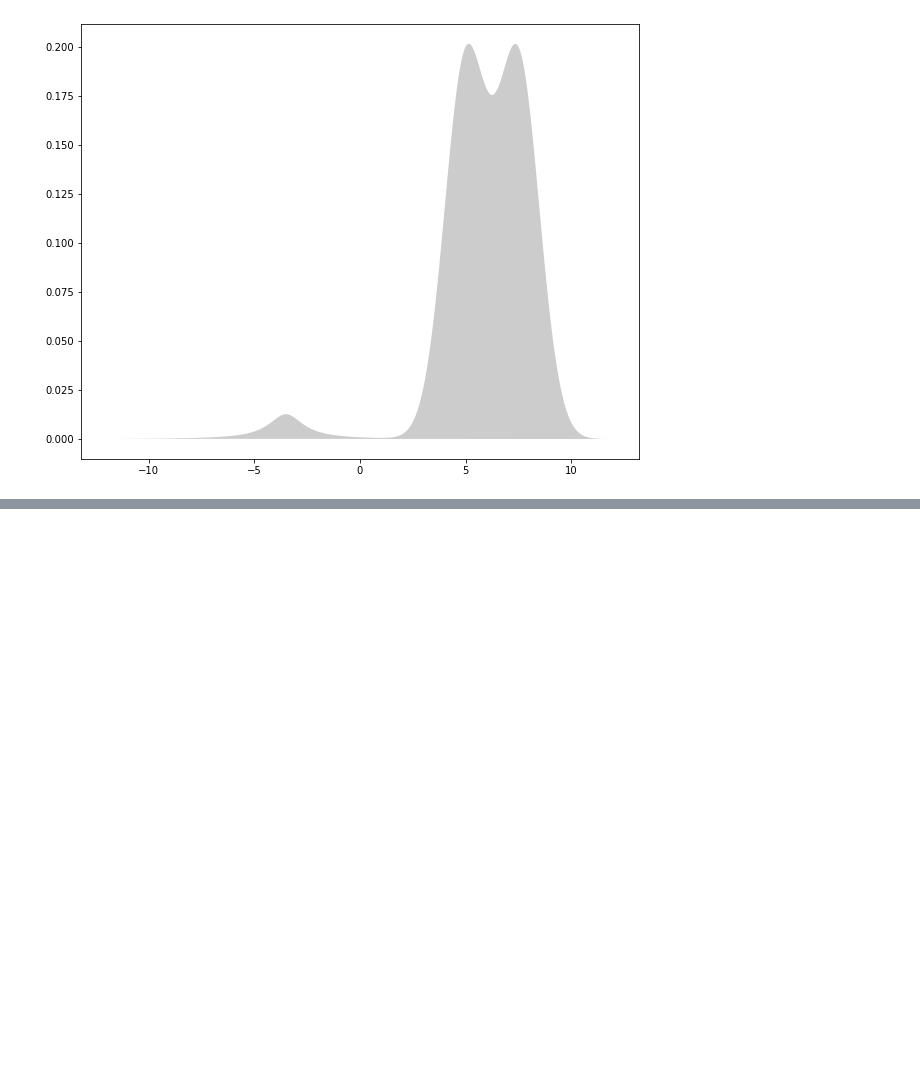
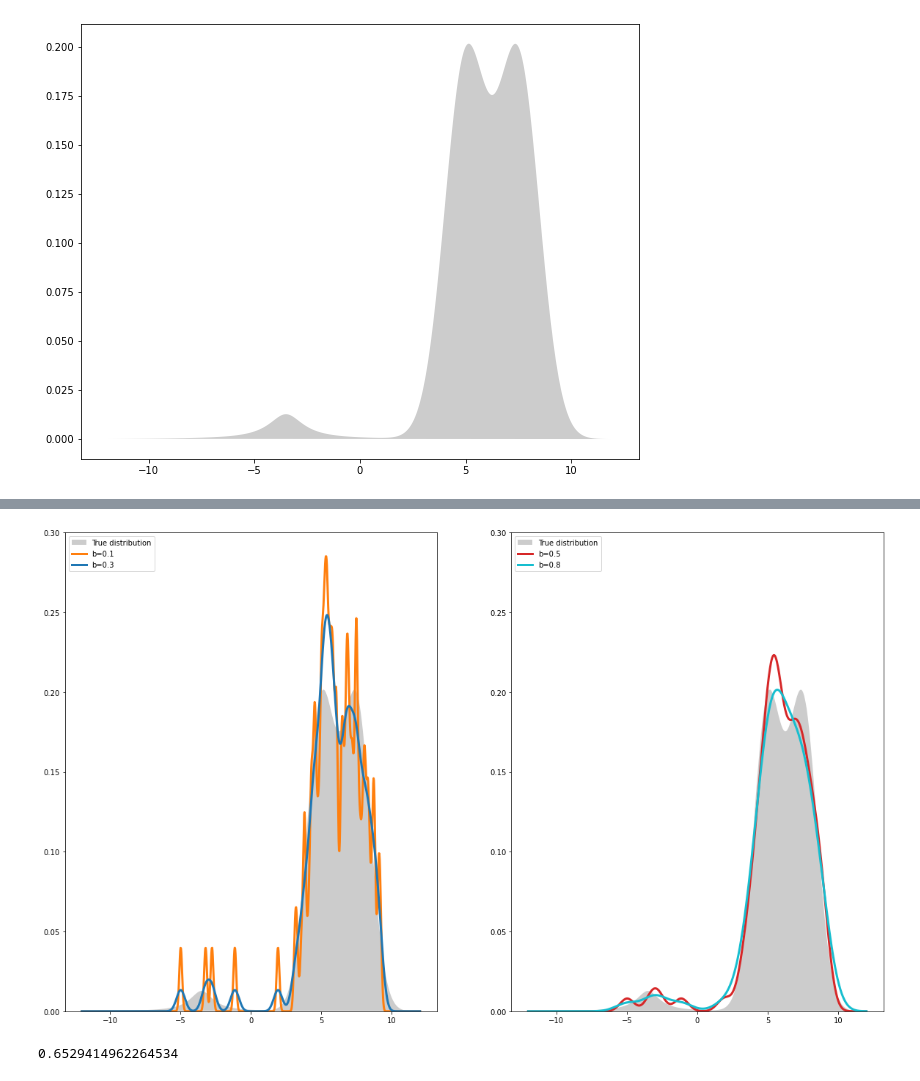
Before and after one commit to ilariavascotto/Unsupervised-Learning-2023, a Jupyter notebook: Notebooks/Lab6-IDandDensityEstimation.ipynb, the cells around one changed output, grey strips where cells are left out. Saved outputs shown, nothing was run; the diff lists cells and outputs as text; code cells hidden in the pictures; blank space fills up the shorter version.

```diff
--- a/Notebooks/Lab6-IDandDensityEstimation.ipynb
+++ b/Notebooks/Lab6-IDandDensityEstimation.ipynb
@@ -40,0 +189,20 @@ Compute the density estimation with your implementations of:
+# %%
+fig, ax = plt.subplots(1,2, figsize=(20,12))
+
+ax[0].fill(X_plot[:, 0], true_dens, fc="black", alpha=0.2, label="True distribution")
+ax[1].fill(X_plot[:, 0], true_dens, fc="black", alpha=0.2, label="True distribution")
+
+
+colors=['tab:orange', 'tab:red', 'tab:blue','tab:cyan']
+
+for i,bandwidth in enumerate([0.1,0.5, 0.3, 0.8]):
+    kde = KernelDensity(kernel='gaussian', bandwidth=bandwidth).fit(X)
+    log_dens = kde.score_samples(X_plot)
+    ax[i%2].plot(X_plot[:,0], np.exp(log_dens), lw=3, linestyle="-", label=f"b={bandwidth}", c=colors[i])
+ax[0].legend(loc='upper left')
+ax[0].set_ylim(0, 0.3)
+ax[1].legend(loc='upper left')
+ax[1].set_ylim(0, 0.3)
+plt.show()
+# %% [output]
+[figure, added]
@@ -40,0 +223,4 @@ Compute the density estimation with your implementations of:
+# %%
+print(silverman(X))
+# %% [output]
+0.6529414962264534
```
Also changed, not shown: parts of 33 cells of this notebook, 4 other files.
